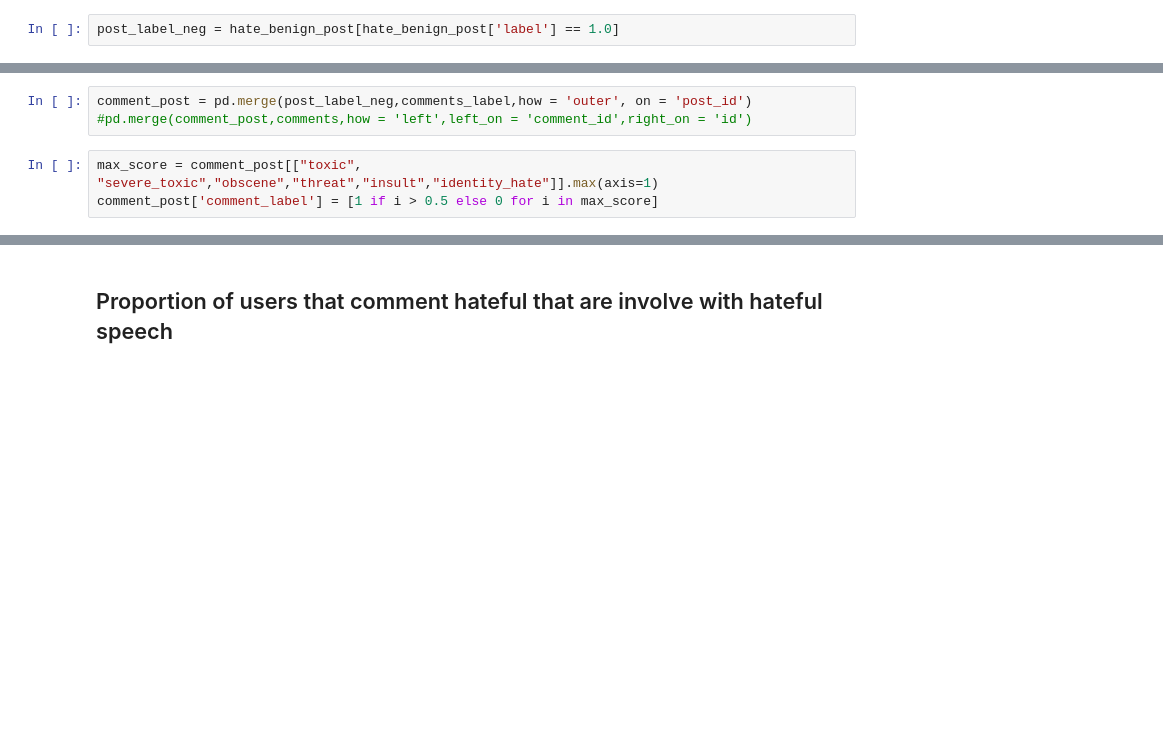
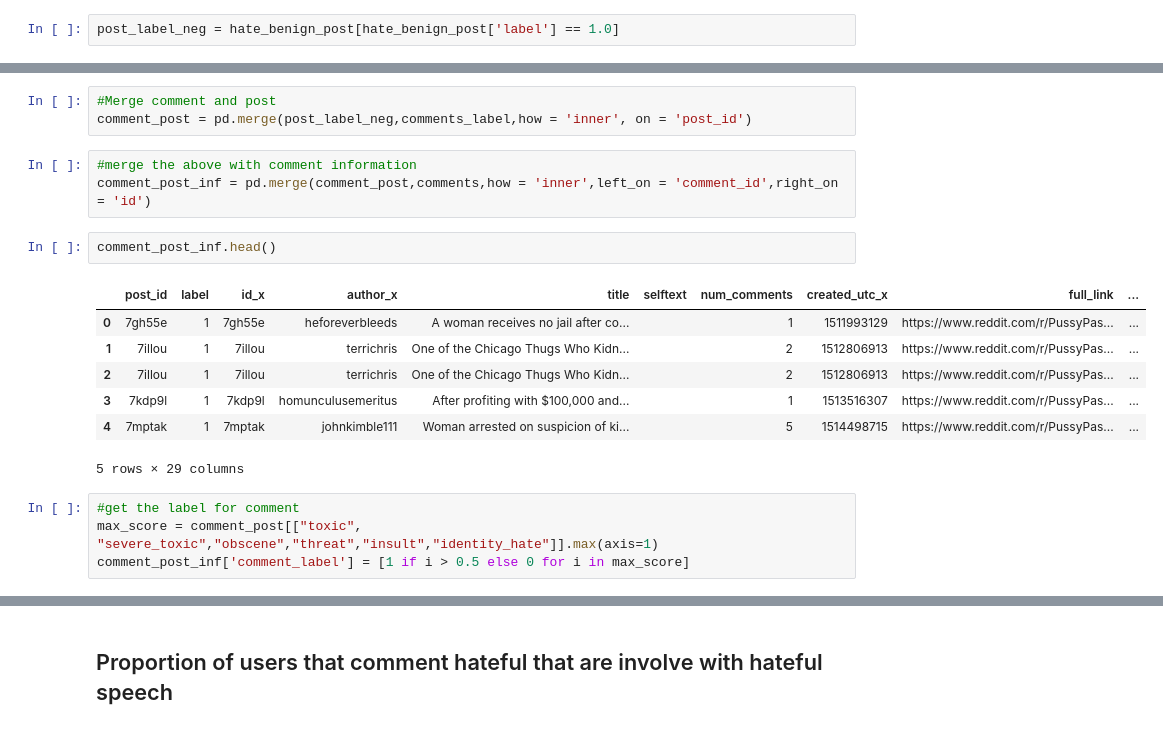
Before and after one commit to syeehyn/hinreddit, a Jupyter notebook: notebooks/EDA-sensitive.ipynb, the cells around one changed output, grey strips where cells are left out. Cells and saved outputs as stored; diff of their text form; blank space fills up the shorter version.

```diff
--- a/notebooks/EDA-sensitive.ipynb
+++ b/notebooks/EDA-sensitive.ipynb
@@ -220,9 +217,23 @@ post_label_neg = post_label_neg[(post_label_neg.id.isin(post_label.post_id)) & (
+# %%
+#Merge comment and post
+comment_post = pd.merge(post_label_neg,comments_label,how = 'inner', on = 'post_id')
 # %%
-comment_post = pd.merge(post_label_neg,comments_label,how = 'outer', on = 'post_id')
-#pd.merge(comment_post,comments,how = 'left',left_on = 'comment_id',right_on = 'id')
+#merge the above with comment information
+comment_post_inf = pd.merge(comment_post,comments,how = 'inner',left_on = 'comment_id',right_on = 'id')
+# %%
+comment_post_inf.head()
+# %% [output]
+|  | post_id | label | id_x | author_x | title | selftext | num_comments | created_utc_x | full_link | ... |
+| 0 | 7gh55e | 1 | 7gh55e | heforeverbleeds | A woman receives no jail after co... |  | 1 | 1511993129 | https://www.reddit.com/r/PussyPas... | ... |
+| 1 | 7illou | 1 | 7illou | terrichris | One of the Chicago Thugs Who Kidn... |  | 2 | 1512806913 | https://www.reddit.com/r/PussyPas... | ... |
+| 2 | 7illou | 1 | 7illou | terrichris | One of the Chicago Thugs Who Kidn... |  | 2 | 1512806913 | https://www.reddit.com/r/PussyPas... | ... |
+| 3 | 7kdp9l | 1 | 7kdp9l | homunculusemeritus | After profiting with $100,000 and... |  | 1 | 1513516307 | https://www.reddit.com/r/PussyPas... | ... |
+| 4 | 7mptak | 1 | 7mptak | johnkimble111 | Woman arrested on suspicion of ki... |  | 5 | 1514498715 | https://www.reddit.com/r/PussyPas... | ... |
+5 rows × 29 columns
 # %%
+#get the label for comment
 max_score = comment_post[["toxic", "severe_toxic","obscene","threat","insult","identity_hate"]].max(axis=1)
-comment_post['comment_label'] = [1 if i > 0.5 else 0 for i in max_score]
+comment_post_inf['comment_label'] = [1 if i > 0.5 else 0 for i in max_score]
 # %%
 max_score
 # %% [output]
```
Also changed, not shown: parts of 7 cells of this notebook.
